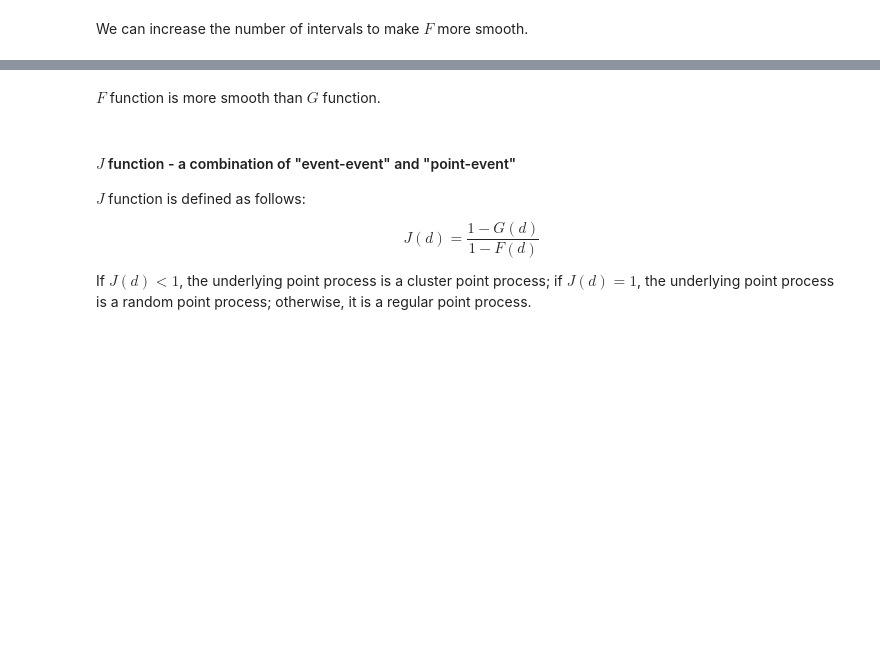
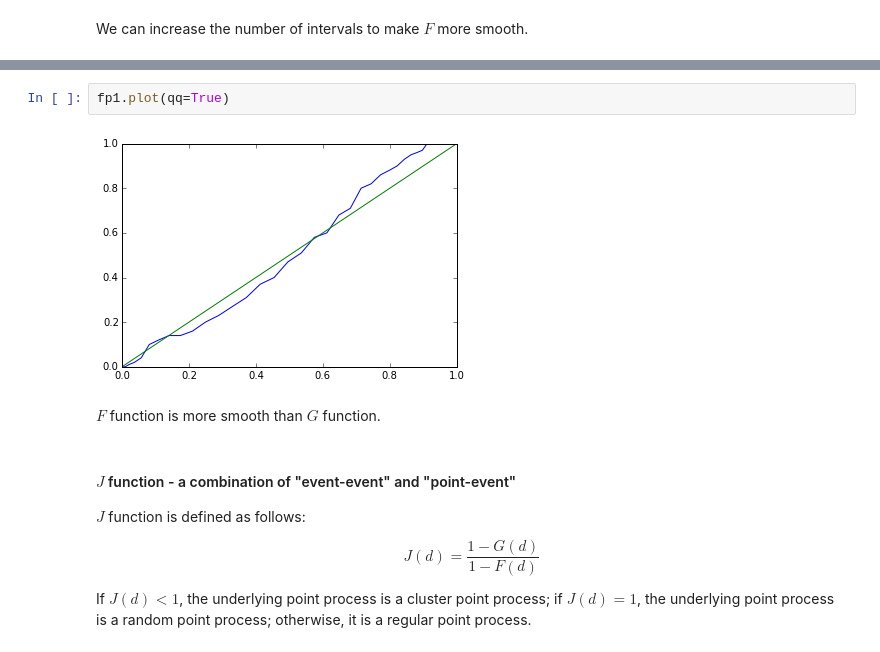
Before and after one commit to pysal/pointpats, a Jupyter notebook: distance_statistics.ipynb, the cells around one changed output, grey strips where cells are left out. Drawn from its saved outputs; the diff is of its cells as text; blank space fills up the shorter version.

```diff
--- a/distance_statistics.ipynb
+++ b/distance_statistics.ipynb
@@ -204,3 +216,7 @@ fp1.plot()
+# %%
+fp1.plot(qq=True)
+# %% [output]
+[figure, added]
 # %% [markdown]
 $F$ function is more smooth than $G$ function.
 # %% [markdown]
```
Also changed, not shown: parts of 30 cells of this notebook, 1 other file.
